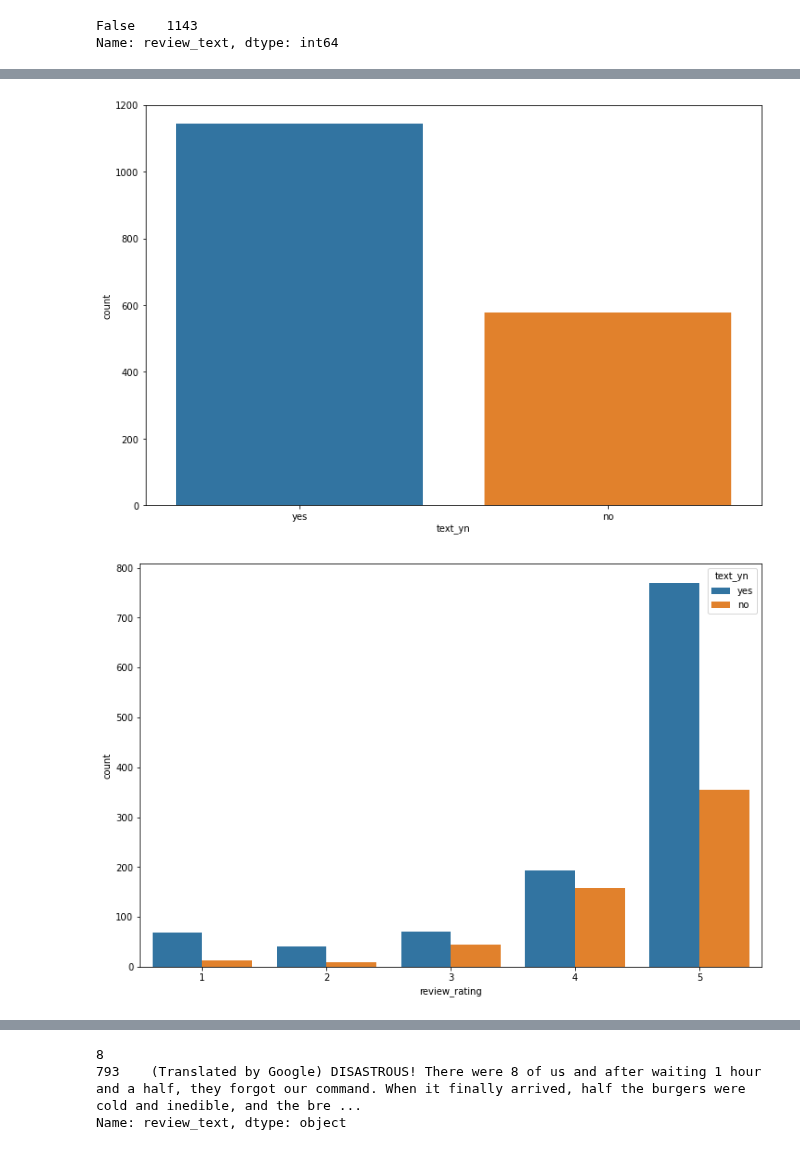
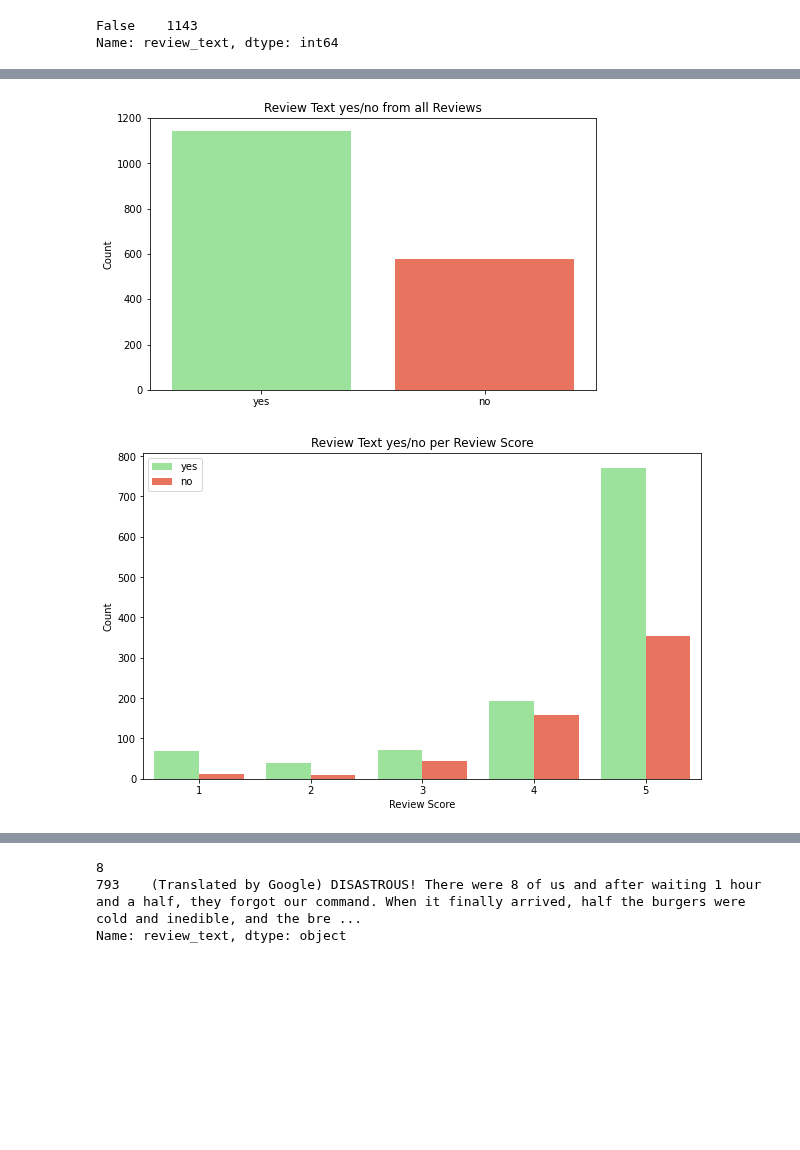
Before and after one commit to MalkAle/Google-Reviews-Restaurant-Analysis, a Jupyter notebook: Reviews_Analysis.ipynb, the cells around one changed output, grey strips where cells are left out. Saved outputs shown, nothing was run; the diff lists cells and outputs as text; code cells hidden in the pictures; blank space fills up the shorter version.

Commit message:
Continued writing README.md file, made some slightchanges to Review_analysis file

```diff
--- a/Reviews_Analysis.ipynb
+++ b/Reviews_Analysis.ipynb
@@ -170,15 +174,22 @@ plt.savefig('Pics/stars.jpg',bbox_inches='tight',dpi=200)
 # %%
-plt.figure(figsize=(12,8))
-sns.countplot(data=df,x='text_yn')
-#plt.show()
+plt.figure(figsize=(8,5))
+fig = sns.countplot(data=df,x='text_yn',palette=['lightgreen','tomato'])
+fig.set_title('Review Text yes/no from all Reviews', fontsize=12)
+fig.set_ylabel('Count')
+fig.set_xlabel('')
 plt.savefig('Pics/text_yn.jpg',bbox_inches='tight',dpi=200)
 # %% [output]
-[figure, old version]
+[figure, new version]
 # %%
-plt.figure(figsize=(12,8))
-sns.countplot(data=df,x='review_rating',hue='text_yn')
+plt.figure(figsize=(10,6))
+fig.legend(['Legend'],loc='upper left')
+fig = sns.countplot(data=df,x='review_rating',hue='text_yn',palette=['lightgreen','tomato'])
+fig.legend(loc='upper left')
+fig.set_title('Review Text yes/no per Review Score', fontsize=12)
+fig.set_xlabel('Review Score')
+fig.set_ylabel('Count')
 plt.savefig('Pics/review_rating_text_yn.jpg',bbox_inches='tight',dpi=200)
 # %% [output]
-[figure, old version]
+[figure, new version]
 # %%
 plt.figure(figsize=(12,8))
```
Also changed, not shown: parts of 19 cells of this notebook, 2 other files.
